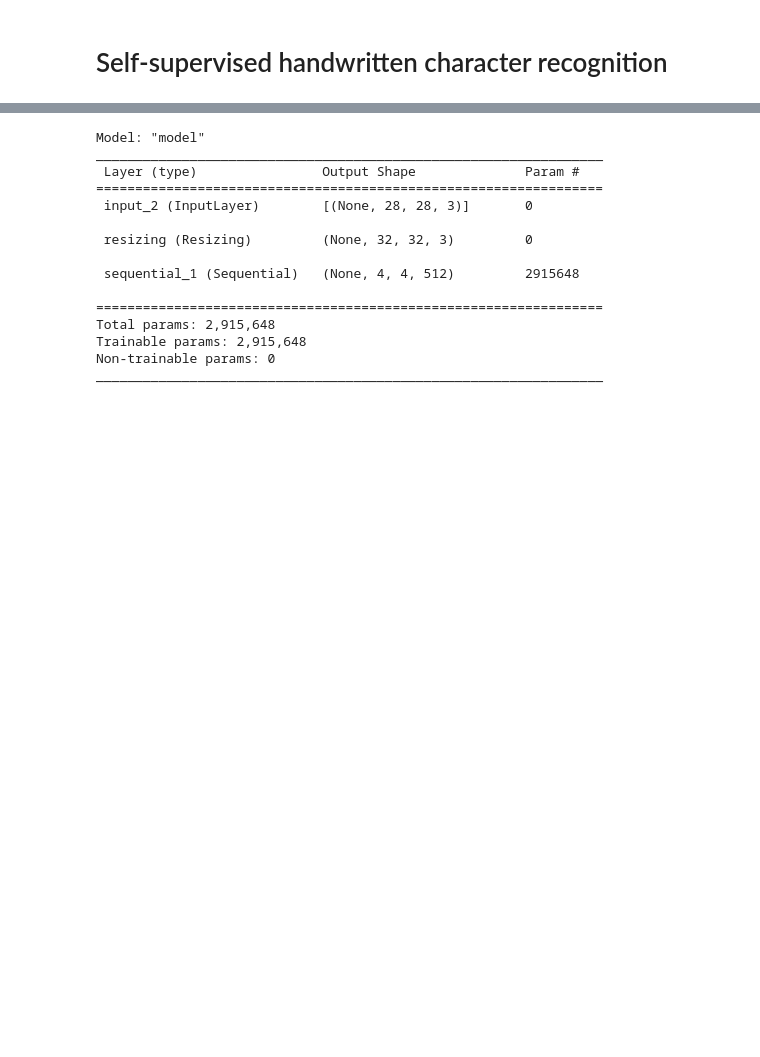
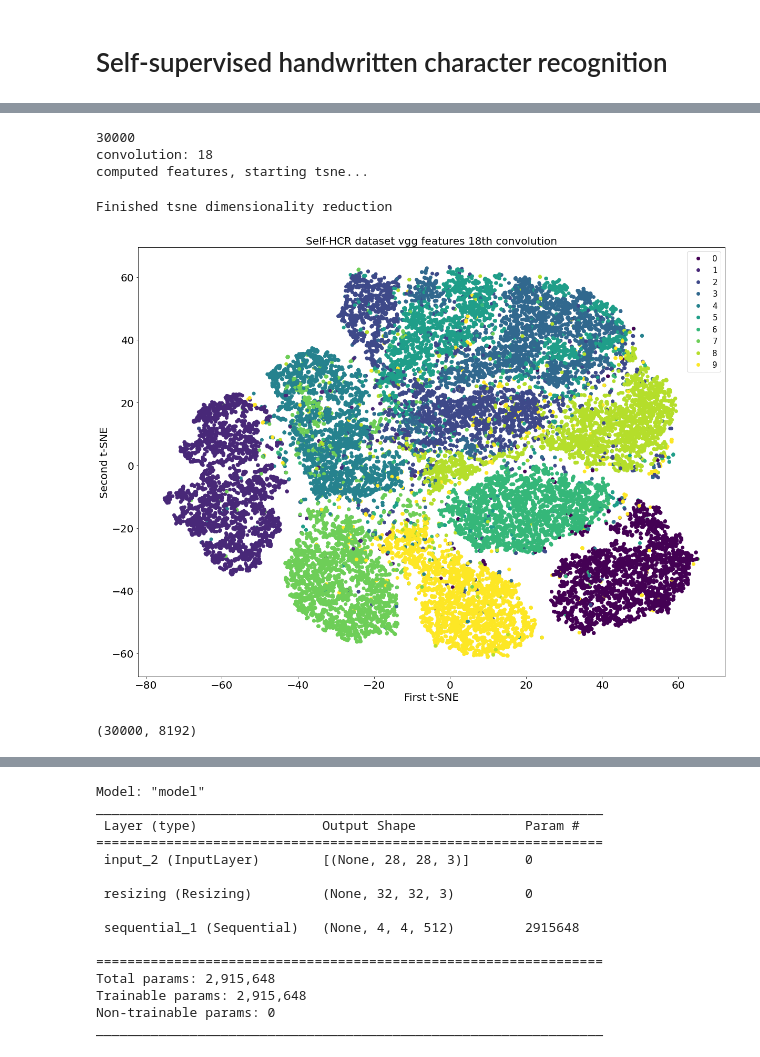
Before and after one commit to Lisa-dk/self-supervised-mnist, a Jupyter notebook: HTR_mwe.ipynb, the cells around one changed output, grey strips where cells are left out. Saved outputs shown, nothing was run; the diff lists cells and outputs as text; code cells hidden in the pictures; blank space fills up the shorter version.

```diff
--- a/HTR_mwe.ipynb
+++ b/HTR_mwe.ipynb
@@ -350,0 +305,12 @@ OSError: No file or directory found at mnist_gan.keras
+# %%
+def get_vgg_model(n_layer):
+	model = tf.keras.applications.VGG16(weights='imagenet', include_top=False, input_shape=(32, 32, 3), pooling=None)
+	# model.summary()
+	# for num, layer in enumerate(model.layers):
+	# 	print(num, layer)
+	input_data = tf.keras.Input(shape=(28, 28, 3))
+	resized_input = tf.keras.layers.Resizing(32, 32)(input_data)
+	desired_layer_output = tf.keras.models.Sequential(model.layers[:n_layer])(resized_input)
+	vgg_model = tf.keras.Model(inputs=input_data, outputs=desired_layer_output)
+	# vgg_model.summary()
+	return vgg_model
@@ -350,0 +337,59 @@ OSError: No file or directory found at mnist_gan.keras
+# %%
+x_total_data = np.concatenate([x_train, x_val])
+y_total_data = np.concatenate([np.argmax(y_train, axis=1), np.argmax(y_val, axis=1)])
+
+print(len(x_total_data))
+
+total_dataset = tf.data.Dataset.from_tensor_slices((x_total_data, y_total_data))
+total_dataset = total_dataset.shuffle(buffer_size=1024).batch(1024)
+
+# layers = [5, 6, 8, 9, 10, 12, 13, 14, 16, 17, 18]
+# layers = [12, 13, 14, 16, 17, 18]
+
+# for layer in layers:
+layer = 18
+print("convolution:", layer)
+vgg_features = []
+label_batches = []
+
+vgg_model = get_vgg_model(layer)
+
+for batch in total_dataset:
+	images, labels = batch
+	images_in = tf.concat([images] * 3, axis=-1)
+	feats = vgg_model(images_in)
+	feats = tf.reshape(feats, [tf.shape(feats)[0], -1]).numpy()
+	vgg_features += feats.tolist()
+	label_batches += labels.numpy().tolist()
+
+print("computed features, starting tsne...")
+
+if plot:
+	tsne = TSNE(n_components=2)
+	vgg_tsne_results = tsne.fit_transform(np.array(vgg_features))
+
+	print("Finished tsne dimensionality reduction")
+
+	plt.rcParams['figure.figsize'] = [20, 15]
+	fig = plt.figure()
+	scatter = plt.scatter(vgg_tsne_results[:,0], vgg_tsne_results[:,1], c=label_batches)
+	handles, _ = scatter.legend_elements(prop='colors')
+	plt.legend(handles, np.unique(label_batches), prop = { "size": 15 }, loc="upper right")
+	plt.title(f"Self-HCR dataset vgg features {layer}th convolution", fontsize=20)
+	plt.xlabel("First t-SNE", fontsize=20)
+	plt.ylabel("Second t-SNE", fontsize=20)
+	plt.yticks(fontsize=20)
+	plt.xticks(fontsize=20)
+	plt.savefig(f"./datavis/selfhcr_vgg_tsne_conv{layer}.png", dpi=300)
+	plt.show()
+# %% [output]
+30000
+convolution: 18
+computed features, starting tsne...
+Finished tsne dimensionality reduction
+[figure, added]
+# %%
+
+print(np.array(vgg_features).shape)
+# %% [output]
+(30000, 8192)
```
Also changed, not shown: parts of 17 cells of this notebook, 17 other files.
